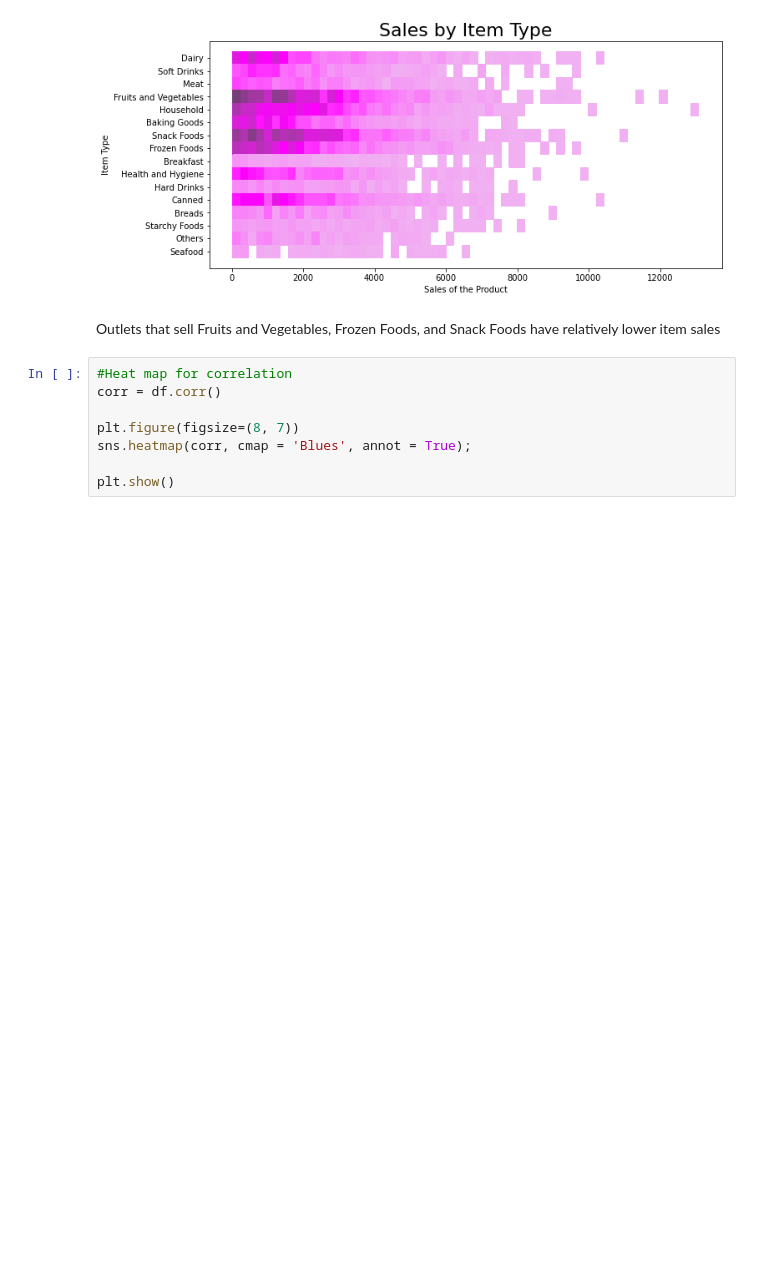
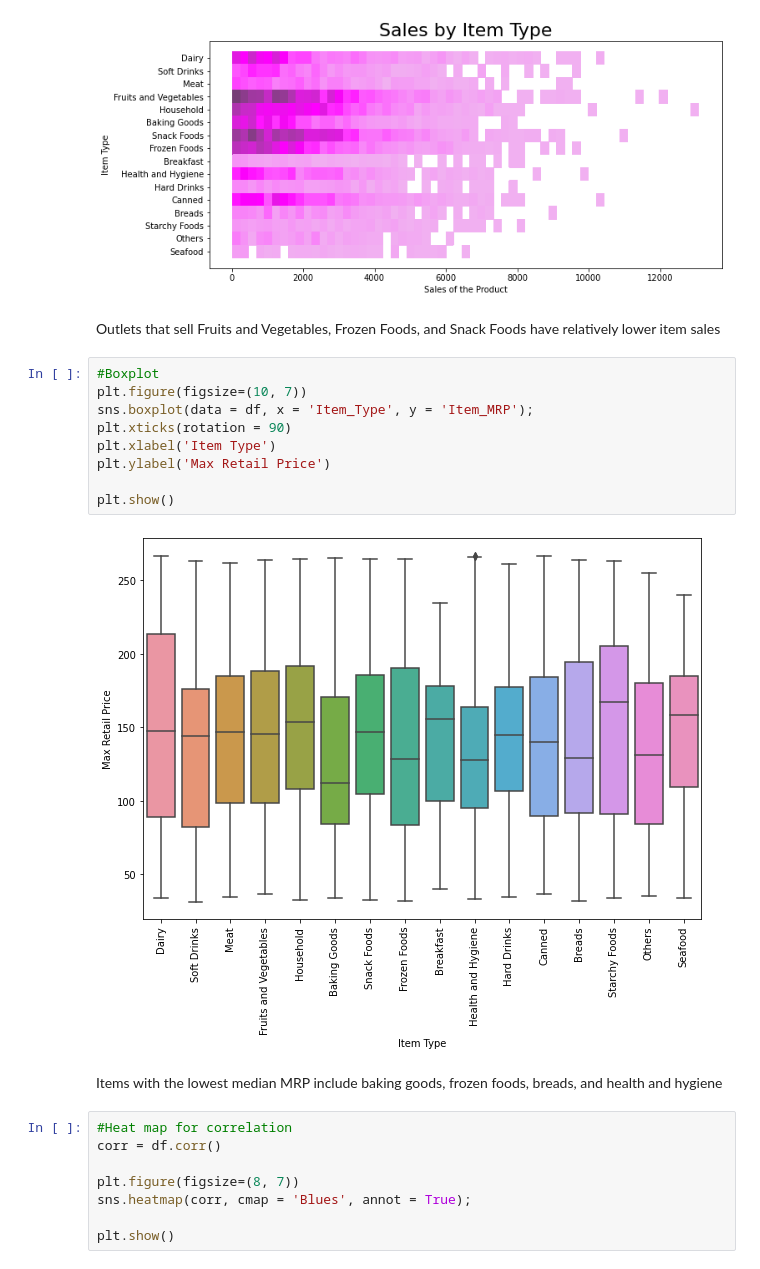
Before and after one commit to craiggossen/Projects, a Jupyter notebook: food_sales_predictions.ipynb, the cells around one changed output. Saved outputs shown, nothing was run; the diff lists cells and outputs as text; blank space fills up the shorter version.

```diff
--- a/food_sales_predictions.ipynb
+++ b/food_sales_predictions.ipynb
@@ -320,6 +320,19 @@ plt.show()
 [figure]
 # %% [markdown]
 Outlets that sell Fruits and Vegetables, Frozen Foods, and Snack Foods have relatively lower item sales
+# %%
+#Boxplot
+plt.figure(figsize=(10, 7))
+sns.boxplot(data = df, x = 'Item_Type', y = 'Item_MRP');
+plt.xticks(rotation = 90)
+plt.xlabel('Item Type')
+plt.ylabel('Max Retail Price')
+
+plt.show()
+# %% [output]
+[figure, added]
+# %% [markdown]
+Items with the lowest median MRP include baking goods, frozen foods, breads, and health and hygiene
 # %%
 #Heat map for correlation
 corr = df.corr()
```
